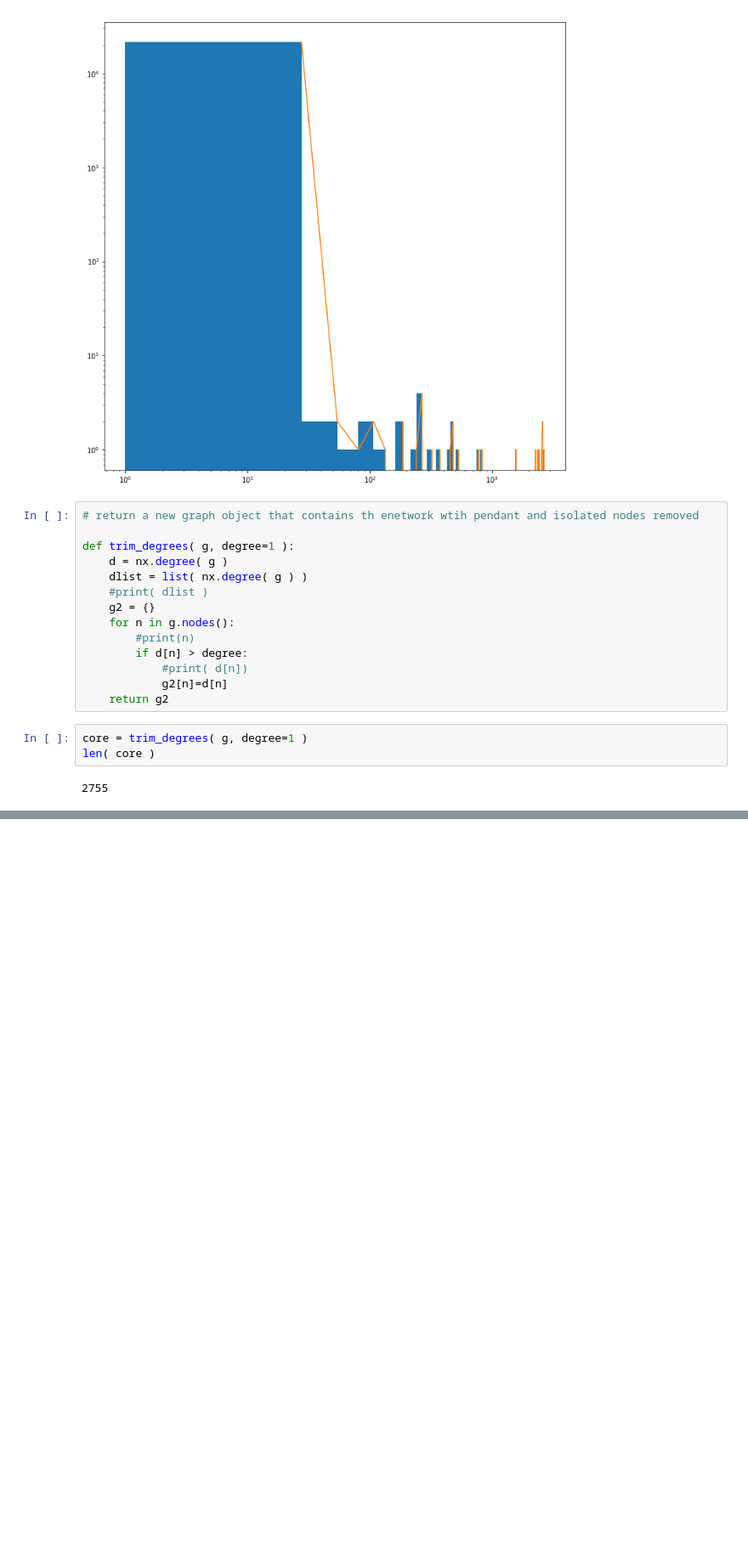
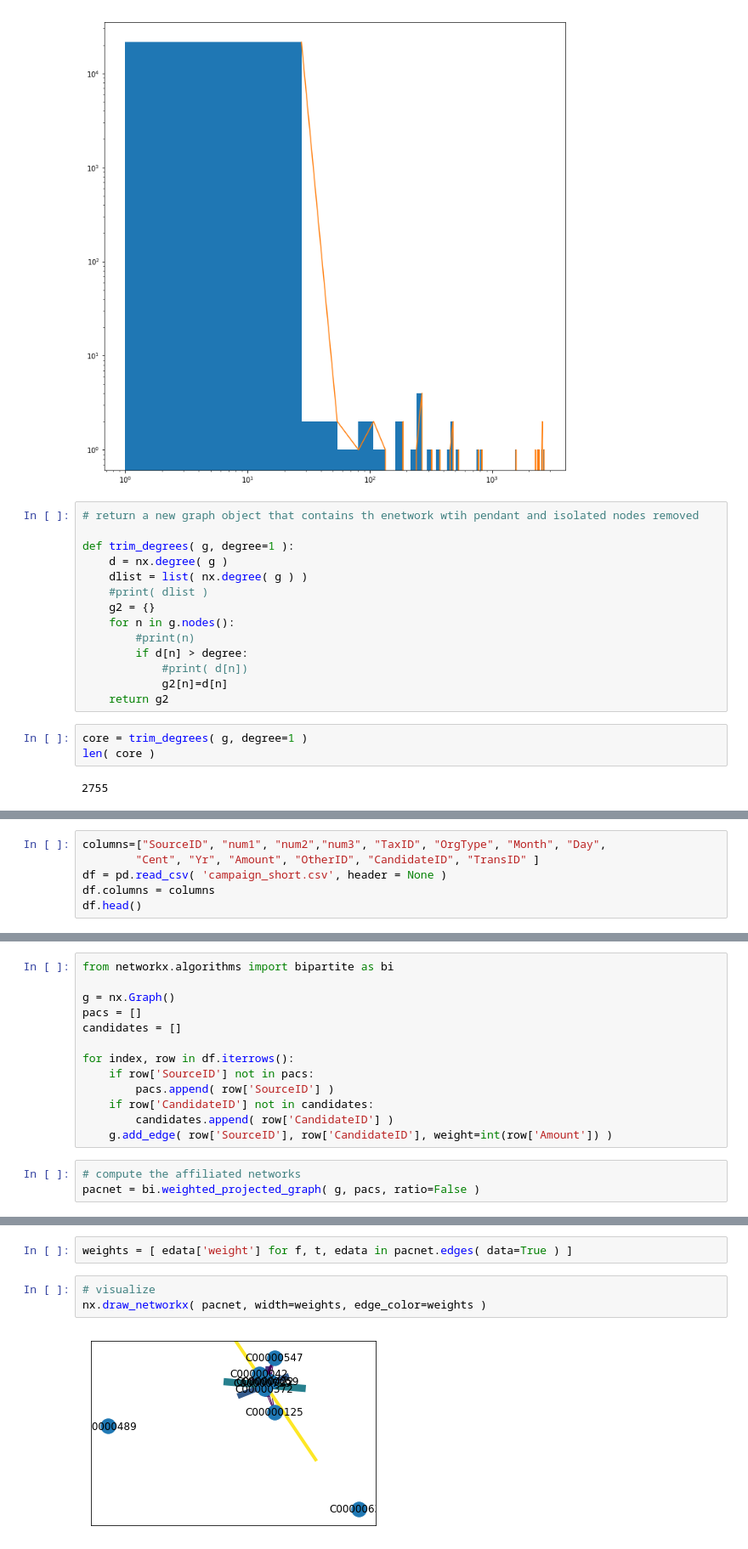
Before and after one commit to SmilodonCub/DATA620, a Jupyter notebook: Social_Network_Analysis_4Startups.ipynb, the cells around one changed output, grey strips where cells are left out. Shown at 85% size. Cells and saved outputs as stored; diff of their text form; blank space fills up the shorter version.

```diff
--- a/Social_Network_Analysis_4Startups.ipynb
+++ b/Social_Network_Analysis_4Startups.ipynb
@@ -719,0 +740,6 @@ cliques
+# %%
+columns=["SourceID", "num1", "num2","num3", "TaxID", "OrgType", "Month", "Day",
+        "Cent", "Yr", "Amount", "OtherID", "CandidateID", "TransID" ]
+df = pd.read_csv( 'campaign_short.csv', header = None )
+df.columns = columns
+df.head()
@@ -719,0 +753,16 @@ cliques
+# %%
+from networkx.algorithms import bipartite as bi
+
+g = nx.Graph()
+pacs = []
+candidates = []
+
+for index, row in df.iterrows():
+    if row['SourceID'] not in pacs:
+        pacs.append( row['SourceID'] )
+    if row['CandidateID'] not in candidates:
+        candidates.append( row['CandidateID'] )
+    g.add_edge( row['SourceID'], row['CandidateID'], weight=int(row['Amount']) )
+# %%
+# compute the affiliated networks
+pacnet = bi.weighted_projected_graph( g, pacs, ratio=False )
@@ -719,0 +783,7 @@ cliques
+# %%
+weights = [ edata['weight'] for f, t, edata in pacnet.edges( data=True ) ]
+# %%
+# visualize
+nx.draw_networkx( pacnet, width=weights, edge_color=weights )
+# %% [output]
+[figure, added]
```
Also changed, not shown: parts of 112 cells of this notebook.
